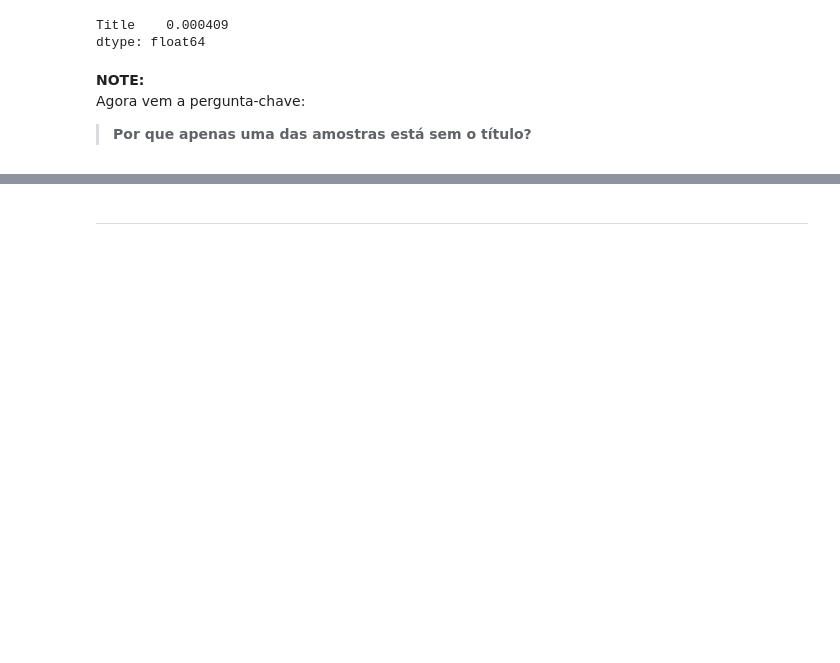
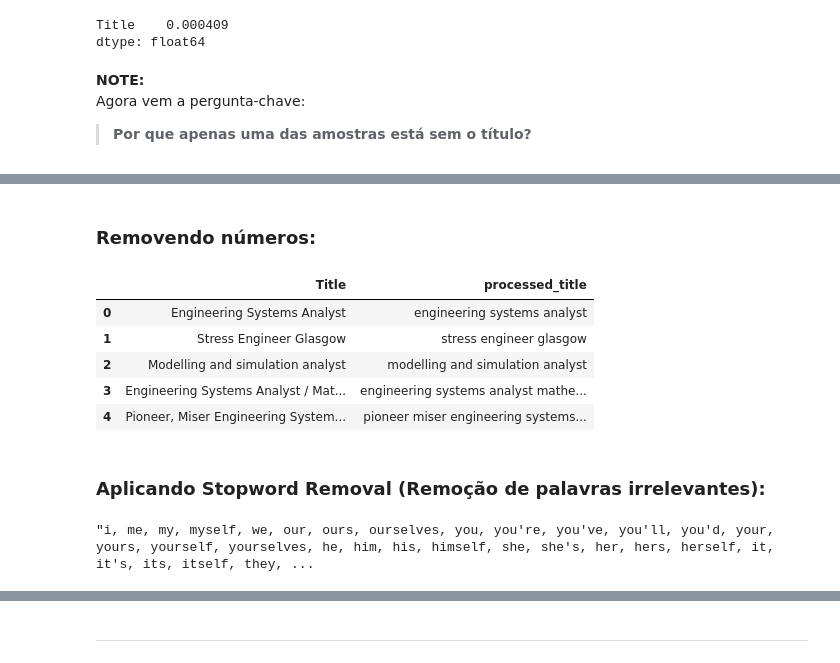
Before and after one commit to rodrigols89/jsp, a Jupyter notebook: notebooks/preprocessing.ipynb, the cells around one changed output, grey strips where cells are left out. Saved outputs shown, nothing was run; the diff lists cells and outputs as text; code cells hidden in the pictures; blank space fills up the shorter version.

```diff
--- a/notebooks/preprocessing.ipynb
+++ b/notebooks/preprocessing.ipynb
@@ -140,0 +170,19 @@ Agora vem a pergunta-chave:
+# %% [markdown]
+### Removendo números:
+# %%
+df_Title["processed_title"] = df_Title["processed_title"].str.replace('[0-9]+', '', regex=True)
+df_Title.head()
+# %% [output]
+|  | Title | processed_title |
+| 0 | Engineering Systems Analyst | engineering systems analyst |
+| 1 | Stress Engineer Glasgow | stress engineer glasgow |
+| 2 | Modelling and simulation analyst | modelling and simulation analyst |
+| 3 | Engineering Systems Analyst / Mat... | engineering systems analyst mathe... |
+| 4 | Pioneer, Miser Engineering System... | pioneer miser engineering systems... |
+# %% [markdown]
+### Aplicando Stopword Removal (Remoção de palavras irrelevantes):
+# %%
+from nltk.corpus import stopwords
+", ".join(stopwords.words('english'))
+# %% [output]
+"i, me, my, myself, we, our, ours, ourselves, you, you're, you've, you'll, you'd, your, yours, yourself, yourselves, he, him, his, himself, she, she's, her, hers, herself, it, it's, its, itself, they, ...
```
Also changed, not shown: parts of 113 cells of this notebook, 5 other files.
